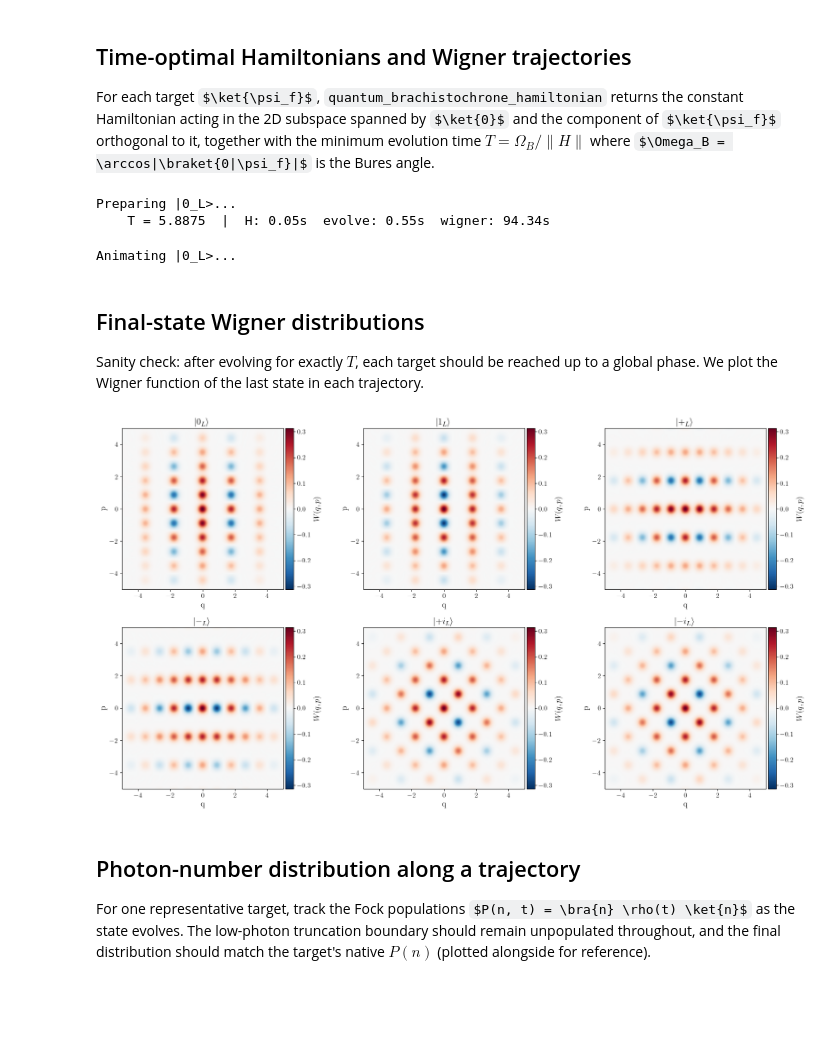
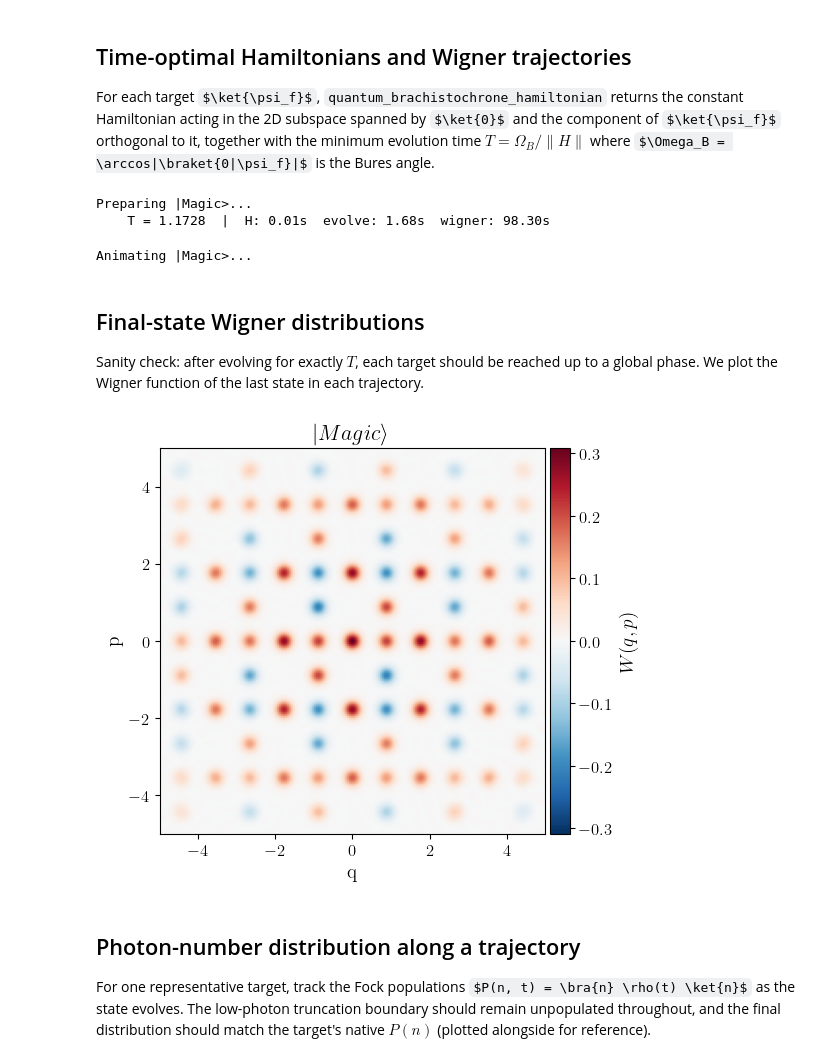
Before and after one commit to aidancurtis/gkp-optimal-control, a Jupyter notebook: notebooks/brachistochrone/brachistochrone_gkp_state_prep.ipynb, the cells around one changed output. Drawn from its saved outputs; the diff is of its cells as text; code cells hidden in the pictures; some formulas as TeX source; blank space fills up the shorter version.

```diff
--- a/notebooks/brachistochrone/brachistochrone_gkp_state_prep.ipynb
+++ b/notebooks/brachistochrone/brachistochrone_gkp_state_prep.ipynb
@@ -52,7 +52,8 @@ gkp_beta = jnp.sqrt(jnp.pi / 2) * 1j
 
 energy_bound = 1.0
 
-vac = fock_state(n_fock, 0)
+vac = to_ket(fock_state(n_fock, 0))
+print(type(vac))
 
 gkp_0, gkp_1 = gkp_states(n_fock, gkp_alpha, gkp_beta, gkp_delta, gkp_cutoff)
 
@@ -62,14 +63,16 @@ gkp_x_plus = to_ket(gkp_0 + gkp_1)
 gkp_x_minus = to_ket(gkp_0 - gkp_1)
 gkp_y_plus = to_ket(gkp_0 + 1j * gkp_1)
 gkp_y_minus = to_ket(gkp_0 - 1j * gkp_1)
+gkp_magic = to_ket(gkp_0 + jnp.exp(1j * jnp.pi / 8) * gkp_1)
 
 targets = {
-    r"0_L": gkp_0,
+    # r"0_L": to_ket(gkp_0),
     # r"1_L":  gkp_1,
     # r"+_L":  gkp_x_plus,
     # r"-_L":  gkp_x_minus,
     # r"+i_L": gkp_y_plus,
     # r"-i_L": gkp_y_minus,
+    "Magic": gkp_magic
 }
 
 gkp_squeezing_db = float(-10 * jnp.log10(gkp_delta**2))
@@ -106,7 +110,7 @@ for label, final_state in targets.items():
     t_h = time.perf_counter() - t0
 
     t0 = time.perf_counter()
-    T = 5 * float(min_time)
+    T = float(min_time)
     tlist = jnp.linspace(0.0, T, n_steps)
     states = evolve(
         vac,
@@ -131,8 +135,8 @@ for label, final_state in targets.items():
 
     print(f"    T = {T:.4f}  |  H: {t_h:.2f}s  evolve: {t_se:.2f}s  wigner: {t_w:.2f}s")
 # %% [output]
-Preparing |0_L>...
-    T = 5.8875  |  H: 0.05s  evolve: 0.55s  wigner: 94.34s
+Preparing |Magic>...
+    T = 1.1728  |  H: 0.01s  evolve: 1.68s  wigner: 98.30s
 # %%
 for label, (xvec, yvec, frames) in wigner_cache.items():
     print(f"Animating |{label}>...")
@@ -141,11 +145,11 @@ for label, (xvec, yvec, frames) in wigner_cache.items():
         xvec,
         yvec,
         title=rf"$\ket{{{label}}}$",
-        save_path=f"{VID_DIR}/vac_to_gkp_{label}_2x_time.mp4",
+        save_path=f"{VID_DIR}/vac_to_gkp_{label}.mp4",
         dpi=200,
     )
 # %% [output]
-Animating |0_L>...
+Animating |Magic>...
 # %% [markdown]
 ## Final-state Wigner distributions
 
@@ -153,36 +157,36 @@ Sanity check: after evolving for exactly $T$, each target should be reached up t
 # %%
 n_targets = len(wigner_cache)
 n_cols = min(3, n_targets)
 n_rows = -(-n_targets // n_cols)  # ceil
 
 fig, axes = plt.subplots(
     n_rows, n_cols, figsize=(6 * n_cols, 5 * n_rows), squeeze=False
 )
 # Materialize: axes.flat is an iterator and zip() would consume an extra
 # element from it, so the leftover-axes slice below must index a real list.
 flat_axes = list(axes.flat)
 
 for ax, (label, (xvec_c, yvec_c, frames)) in zip(flat_axes, wigner_cache.items()):
     # Reuse the last cached frame instead of recomputing the Wigner function:
     # it is already on exactly this (xvec, yvec) grid.
     plot_wigner(
         wigner=frames[-1],
         xvec=xvec_c,
         yvec=yvec_c,
         ax=ax,
         title=rf"$\ket{{{label}}}$",
     )
 
 for ax in flat_axes[n_targets:]:
     ax.axis("off")
 
 fig.tight_layout()
-fig.savefig(
-    f"{FIG_DIR}/brachistochrone_gkp_final_wigners.pdf", bbox_inches="tight"
-)
+# fig.savefig(
+#     f"{FIG_DIR}/brachistochrone_gkp_final_wigners.pdf", bbox_inches="tight"
+# )
 plt.show()
 # %% [output]
-[figure, old version]
+[figure, new version]
 # %% [markdown]
 ## Photon-number distribution along a trajectory
 
```
Also changed, not shown: parts of 1 cell of this notebook, 45 other files.
